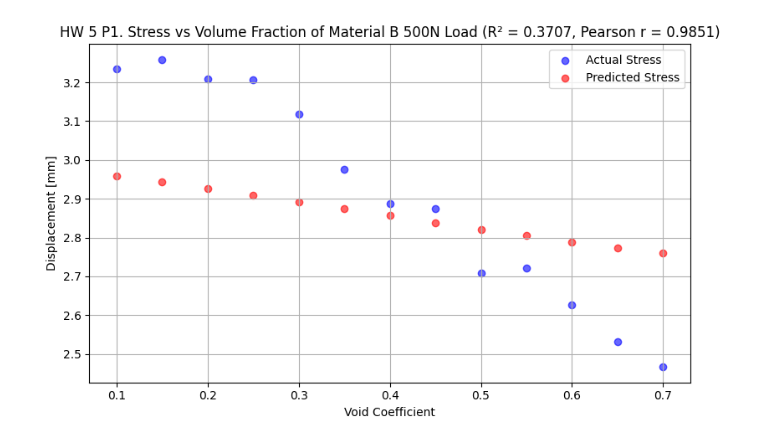
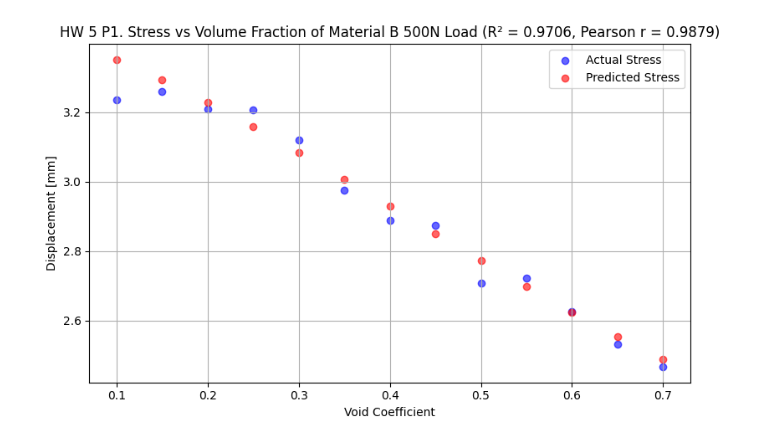
Before and after one commit to mccoymb/AAE-590-DSMM, a Jupyter notebook: AAE590_HW5_P1_SmallData.ipynb, the cells around one changed output. Saved outputs shown, nothing was run; the diff lists cells and outputs as text; code cells hidden in the pictures.

```diff
--- a/AAE590_HW5_P1_SmallData.ipynb
+++ b/AAE590_HW5_P1_SmallData.ipynb
@@ -452,7 +452,7 @@ model = Sequential([
 
 # Compile and train
 model.compile(optimizer='adam', loss='mse', metrics=['mae'])
-model.fit(X_train, y_train, epochs=50, batch_size=8, validation_split=0.1, verbose=0)
+model.fit(X_train, y_train, epochs=200, batch_size=8, validation_split=0.1, verbose=0)
 
 y_pred_scaled = model.predict(X_scaled)
 y_pred = scaler_y.inverse_transform(y_pred_scaled)
@@ -476,4 +476,4 @@ plt.show()
-[figure, old version]
+[figure, new version]
 # %%
 # Input and Output
 X = df[['Volume Fraction']].values
```
Also changed, not shown: parts of 12 cells of this notebook.
